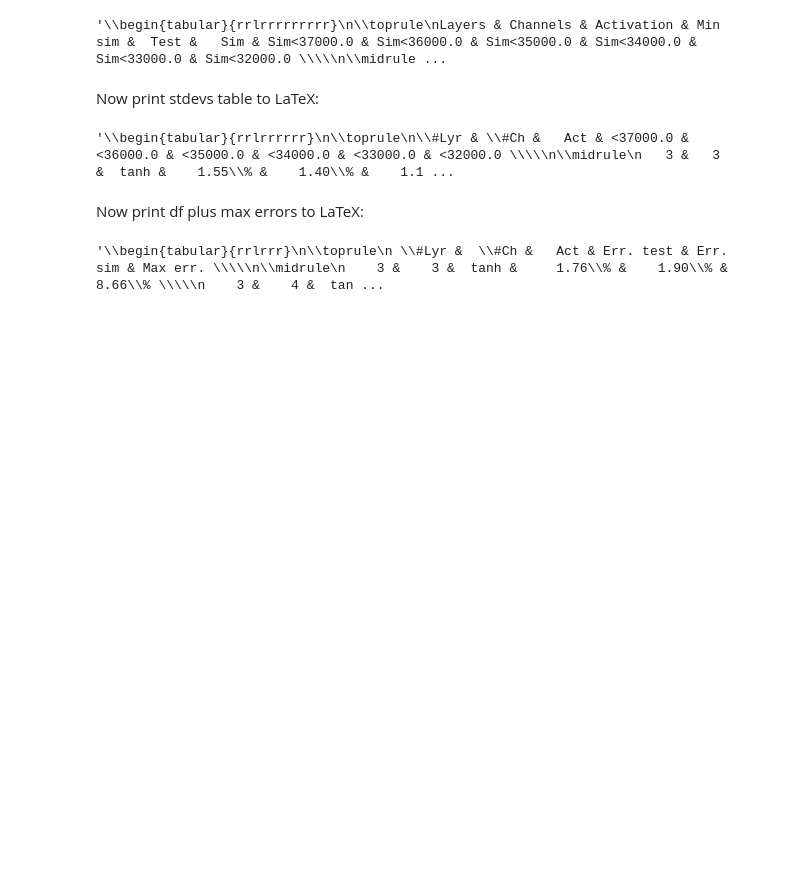
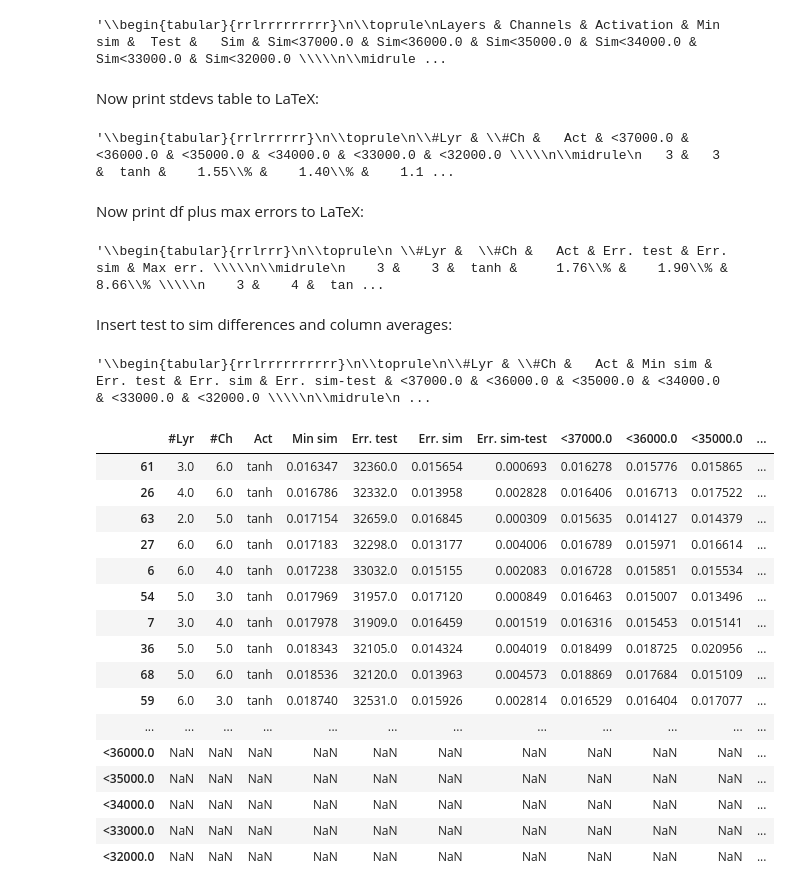
Before and after one commit to pgora/neurips2019, a Jupyter notebook: fit_and_evaluate_experiments_summary_type_1.ipynb, the cells around one changed output. Saved outputs shown, nothing was run; the diff lists cells and outputs as text; code cells hidden in the pictures; blank space fills up the shorter version.

```diff
--- a/fit_and_evaluate_experiments_summary_type_1.ipynb
+++ b/fit_and_evaluate_experiments_summary_type_1.ipynb
@@ -541,3 +538,50 @@ df_plus_max_errors[["#Lyr","#Ch","Act","Err. test","Err. sim","Min sim","Max err
 '\\begin{tabular}{rrlrrr}\n\\toprule\n \\#Lyr &  \\#Ch &   Act & Err. test & Err. sim & Max err. \\\\\n\\midrule\n    3 &    3 &  tanh &     1.76\\% &    1.90\\% &    8.66\\% \\\\\n    3 &    4 &  tan ...
 # %%
 df_plus_max_errors.to_csv(r'fit_eval_results_max_error.csv', sep=',', index=None)
+# %% [markdown]
+Insert test to sim differences and column averages:
+# %%
+df_with_avg_errors_1 = pd.read_csv(r'fit_eval_results_additional.csv', sep=',')
+df_with_avg_errors_1
+df_with_avg_errors_1["Err. sim-test"]=df_with_avg_errors_1["Sim"]-df_with_avg_errors_1["Test"]
+df_with_avg_errors_1
+
+df_with_avg_errors_1.columns = ["#Lyr","#Ch","Act","Model file","Min sim","Err. test","Err. sim","<37000.0","<36000.0","<35000.0","<34000.0","<33000.0","<32000.0","Err. sim-test"]
+df_with_avg_errors_1 = df_with_avg_errors_1[["#Lyr","#Ch","Act","Model file","Min sim","Err. test","Err. sim","Err. sim-test","<37000.0","<36000.0","<35000.0","<34000.0","<33000.0","<32000.0"]]
+
+perc_cols = ["Err. test","Err. sim","Err. sim-test","<37000.0","<36000.0","<35000.0","<34000.0","<33000.0","<32000.0"]
+perc_format = {c: lambda x: "{:.2%}".format(x) for c in perc_cols}
+
+int_cols = ["#Lyr","#Ch","Min sim"]
+int_format = {c: lambda x: str(int(x)) for c in int_cols}
+
+for k in int_format.keys():
+    perc_format[k] = int_format[k]
+
+df_with_avg_errors_1.style.format(perc_format)
+data_frame = df_with_avg_errors_1[["#Lyr","#Ch","Act","Min sim","Err. test","Err. sim","Err. sim-test","<37000.0","<36000.0","<35000.0","<34000.0","<33000.0","<32000.0"]].sort_values("Min sim")[0:15]
+column_averages = data_frame.mean(axis=0)
+data_frame = data_frame.append(column_averages,ignore_index=True)
+data_frame.to_latex(formatters=perc_format,index=None)
+# %% [output]
+'\\begin{tabular}{rrlrrrrrrrrrr}\n\\toprule\n\\#Lyr & \\#Ch &   Act & Min sim & Err. test & Err. sim & Err. sim-test & <37000.0 & <36000.0 & <35000.0 & <34000.0 & <33000.0 & <32000.0 \\\\\n\\midrule\n ...
+# %%
+data_frame
+# %% [output]
+|  | #Lyr | #Ch | Act | Min sim | Err. test | Err. sim | Err. sim-test | <37000.0 | <36000.0 | <35000.0 | ... |
+| 61 | 3.0 | 6.0 | tanh | 0.016347 | 32360.0 | 0.015654 | 0.000693 | 0.016278 | 0.015776 | 0.015865 | ... |
+| 26 | 4.0 | 6.0 | tanh | 0.016786 | 32332.0 | 0.013958 | 0.002828 | 0.016406 | 0.016713 | 0.017522 | ... |
+| 63 | 2.0 | 5.0 | tanh | 0.017154 | 32659.0 | 0.016845 | 0.000309 | 0.015635 | 0.014127 | 0.014379 | ... |
+| 27 | 6.0 | 6.0 | tanh | 0.017183 | 32298.0 | 0.013177 | 0.004006 | 0.016789 | 0.015971 | 0.016614 | ... |
+| 6 | 6.0 | 4.0 | tanh | 0.017238 | 33032.0 | 0.015155 | 0.002083 | 0.016728 | 0.015851 | 0.015534 | ... |
+| 54 | 5.0 | 3.0 | tanh | 0.017969 | 31957.0 | 0.017120 | 0.000849 | 0.016463 | 0.015007 | 0.013496 | ... |
+| 7 | 3.0 | 4.0 | tanh | 0.017978 | 31909.0 | 0.016459 | 0.001519 | 0.016316 | 0.015453 | 0.015141 | ... |
+| 36 | 5.0 | 5.0 | tanh | 0.018343 | 32105.0 | 0.014324 | 0.004019 | 0.018499 | 0.018725 | 0.020956 | ... |
+| 68 | 5.0 | 6.0 | tanh | 0.018536 | 32120.0 | 0.013963 | 0.004573 | 0.018869 | 0.017684 | 0.015109 | ... |
+| 59 | 6.0 | 3.0 | tanh | 0.018740 | 32531.0 | 0.015926 | 0.002814 | 0.016529 | 0.016404 | 0.017077 | ... |
+| ... | ... | ... | ... | ... | ... | ... | ... | ... | ... | ... | ... |
+| <36000.0 | NaN | NaN | NaN | NaN | NaN | NaN | NaN | NaN | NaN | NaN | ... |
+| <35000.0 | NaN | NaN | NaN | NaN | NaN | NaN | NaN | NaN | NaN | NaN | ... |
+| <34000.0 | NaN | NaN | NaN | NaN | NaN | NaN | NaN | NaN | NaN | NaN | ... |
+| <33000.0 | NaN | NaN | NaN | NaN | NaN | NaN | NaN | NaN | NaN | NaN | ... |
+| <32000.0 | NaN | NaN | NaN | NaN | NaN | NaN | NaN | NaN | NaN | NaN | ... |
```
Also changed, not shown: parts of 1 cell of this notebook, 8 other files.
